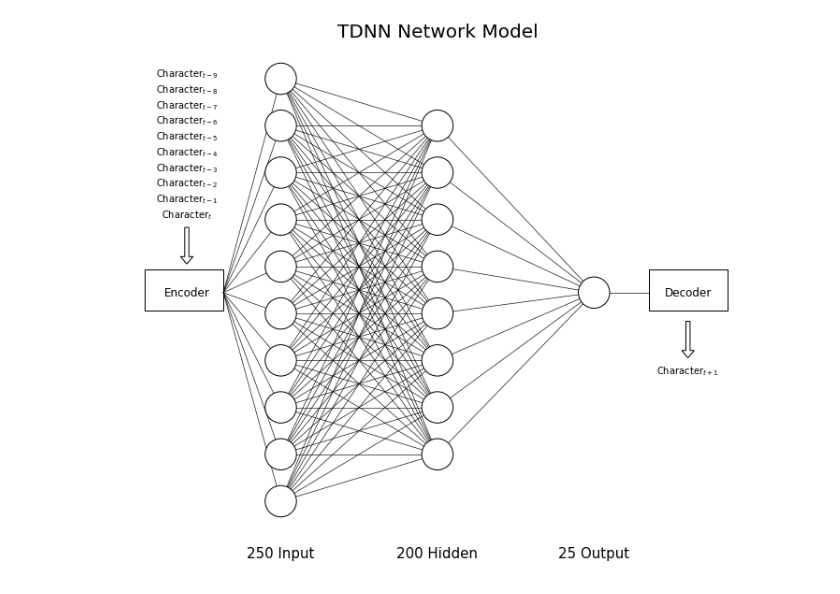
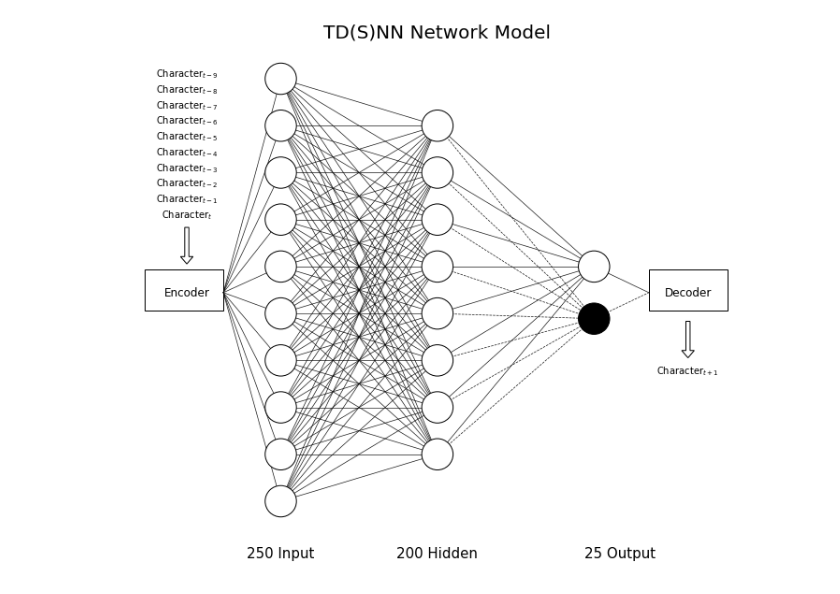
Before and after one commit to sharath/sequence-learning, a Jupyter notebook: diagrams/tdnn.ipynb, the cells around one changed output. Cells and saved outputs as stored; diff of their text form; code cells hidden in the pictures.

Commit message:
tdnn updaate

```diff
--- a/diagrams/tdnn.ipynb
+++ b/diagrams/tdnn.ipynb
@@ -6,7 +6,8 @@ fig = plt.figure(figsize=(12, 12))
 ax = plt.gca()
 edgecolor = (0, 0, 0, 0.9)
 neuroncolor = (0, 0, 0)
-ax.text(0.4, 1, 'TDNN Network Model', size=20, ha='center', va='center')
+neuroncolor2 = (1, 0.5, 0)
+ax.text(0.4, 1, 'TD(S)NN Network Model', size=20, ha='center', va='center')
 
 for i in range(0, 10):
     ax.add_artist(plt.Line2D([-0.01, 0.1], [0.5, (0.1 + 0.09*i)], c=edgecolor, linewidth=0.7))
@@ -20,37 +21,44 @@ for i in range(0, 8):
 ax.text(0.4, 0, '200 Hidden', size=15, ha='center', va='center')
 
 for j in range(0, 8):
-    ax.add_artist(plt.Line2D([0.4, 0.7], [(0.1+0.09*(j+1)), 0.5], c=edgecolor, linewidth=0.7))
-ax.add_artist(plt.Circle((0.7, 0.5), 0.03, color='white', ec='black', linewidth=1, zorder=4))
-ax.add_artist(plt.Line2D([0.7, 0.805], [0.5, 0.5], c=edgecolor, linewidth=0.7))
+    ax.add_artist(plt.Line2D([0.4, 0.7], [(0.1+0.09*(j+1)), 0.55], c=edgecolor, linewidth=0.7))
+ax.add_artist(plt.Circle((0.7, 0.55), 0.03, color='white', ec='black', linewidth=1, zorder=4))
 
-ax.text(0.7, 0, '25 Output', size=15, ha='center', va='center')
+
+for j in range(0, 8):
+    ax.add_artist(plt.Line2D([0.4, 0.7], [(0.1+0.09*(j+1)), 0.45], c=edgecolor, linewidth=0.7, linestyle='--'))
+ax.add_artist(plt.Circle((0.7, 0.45), 0.03, color=neuroncolor, ec='black', linewidth=1, zorder=4))
+
+
+ax.add_artist(plt.Line2D([0.7, 0.805], [0.45, 0.5], c=edgecolor, linewidth=0.7, linestyle='--'))
+ax.add_artist(plt.Line2D([0.7, 0.805], [0.55, 0.5], c=edgecolor, linewidth=0.7))
+ax.text(0.75, 0, '25 Output', size=15, ha='center', va='center')
 
 
 for i in range(0, 10):
     if i > 0:
         ax.text(-0.08, 0.65+i*0.03, 'Character$_{t-'+str(i)+'}$', size=10, ha='center', va='center')
     else:
         ax.text(-0.08, 0.65+i*0.03, 'Character$_t$', size=10, ha='center', va='center')
 
 
 ax.add_artist(plt.Arrow(-0.08, 0.625, 0, -0.07, fill=False, width=0.04))
 ax.add_artist(plt.Rectangle((-0.16, 0.465), 0.15, 0.08, fill=False))
 
 ax.text(-0.08, 0.5, 'Encoder', size=12, ha='center', va='center')
 ax.add_artist(plt.Rectangle((0.805, 0.465), 0.15, 0.08, fill=False))
 
 ax.text(0.88, 0.5, 'Decoder', size=12, ha='center', va='center')
 ax.add_artist(plt.Arrow(0.88, 0.445, 0, -0.07, fill=False, width=0.04))
 ax.text(0.88, 0.35, 'Character$_{t+1}$', size=10, ha='center', va='center')
 
 ax.axis('off')
 ax.set_aspect('equal', adjustable='box')
 plt.xlim(-0.2, 1)
 plt.ylim(0, 1)
 plt.savefig('tdnn.pdf', dpi=200)
 plt.savefig('tdnn.png', dpi=200)
 plt.savefig('tdnn.svg', type='svg')
 plt.show()
 # %% [output]
-[figure, old version]
+[figure, new version]
```
Also changed, not shown: 4 other files.
